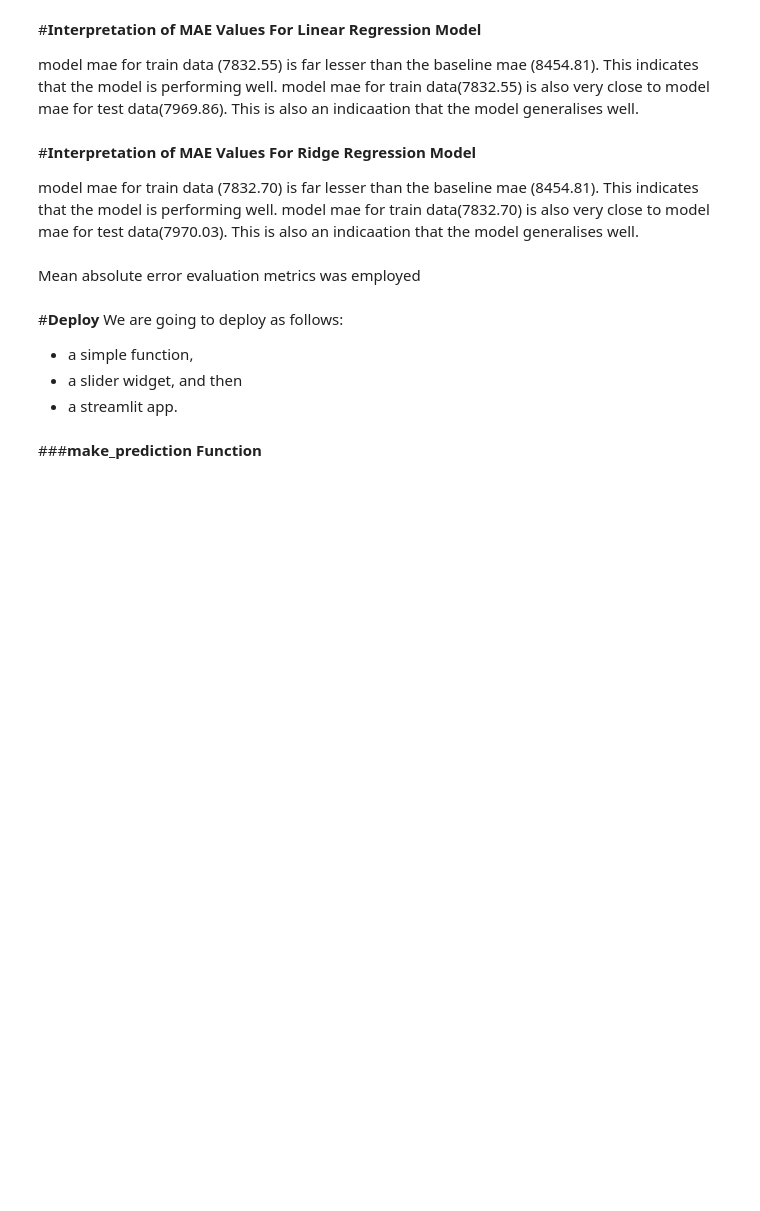
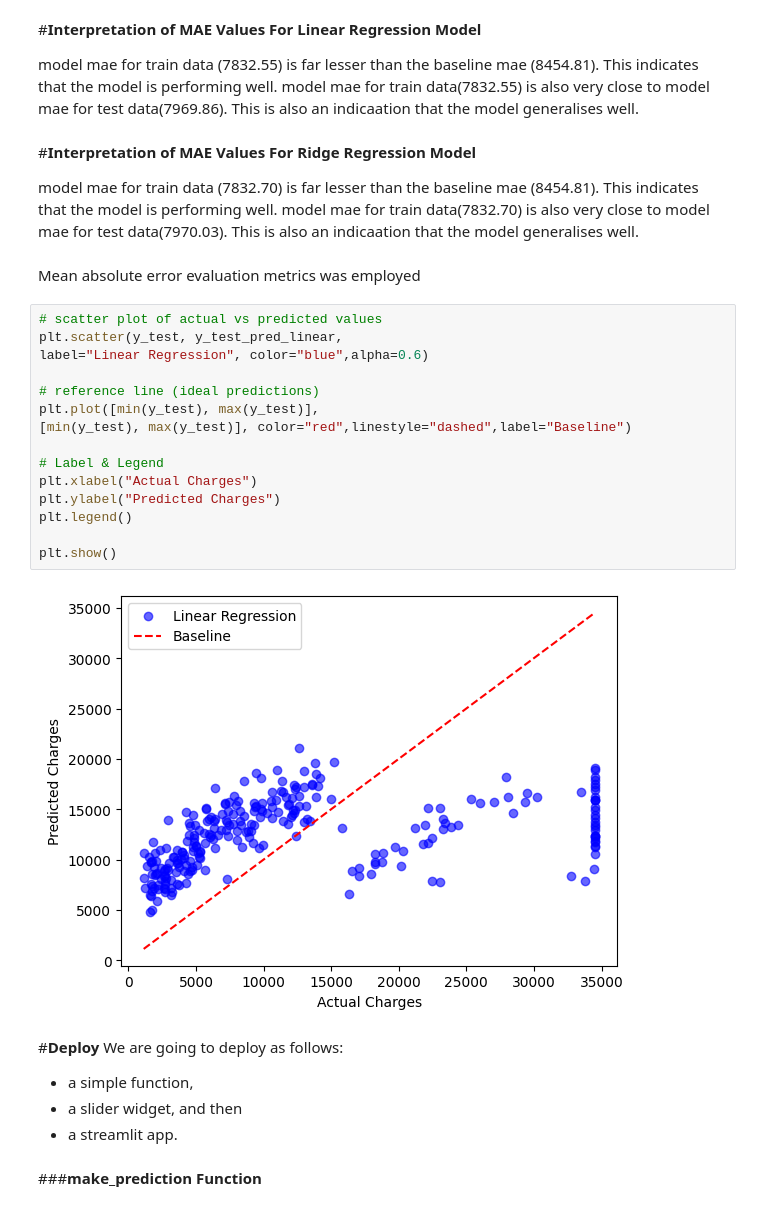
Before and after one commit to blessing3140/PREDICTING-MEDICAL-INSURANCE-CHARGE-USING-MULTI-LINEAR-REGRESSION, a Jupyter notebook: DATA_SCIENCE_PROJECT_PREDICTING_MEDICAL_INSURANCE_USING_MULTIPLE_LINEAR_REGRESSION.ipynb, the cells around one changed output. Drawn from its saved outputs; the diff is of its cells as text; blank space fills up the shorter version.

```diff
--- a/DATA_SCIENCE_PROJECT_PREDICTING_MEDICAL_INSURANCE_USING_MULTIPLE_LINEAR_REGRESSION.ipynb
+++ b/DATA_SCIENCE_PROJECT_PREDICTING_MEDICAL_INSURANCE_USING_MULTIPLE_LINEAR_REGRESSION.ipynb
@@ -512,6 +512,23 @@ model mae for train data (7832.70) is far lesser than the baseline mae (8454.81)
 model mae for train data(7832.70) is also very close to model mae for test data(7970.03). This is also an indicaation that the model generalises well.
 # %% [markdown]
 Mean absolute error evaluation metrics was employed
+# %%
+# scatter plot of actual vs predicted values
+plt.scatter(y_test, y_test_pred_linear,
+label="Linear Regression", color="blue",alpha=0.6)
+
+# reference line (ideal predictions)
+plt.plot([min(y_test), max(y_test)],
+[min(y_test), max(y_test)], color="red",linestyle="dashed",label="Baseline")
+
+# Label & Legend
+plt.xlabel("Actual Charges")
+plt.ylabel("Predicted Charges")
+plt.legend()
+
+plt.show()
+# %% [output]
+[figure, added]
 # %% [markdown]
 #**Deploy**
 We are going to deploy as follows:
```
